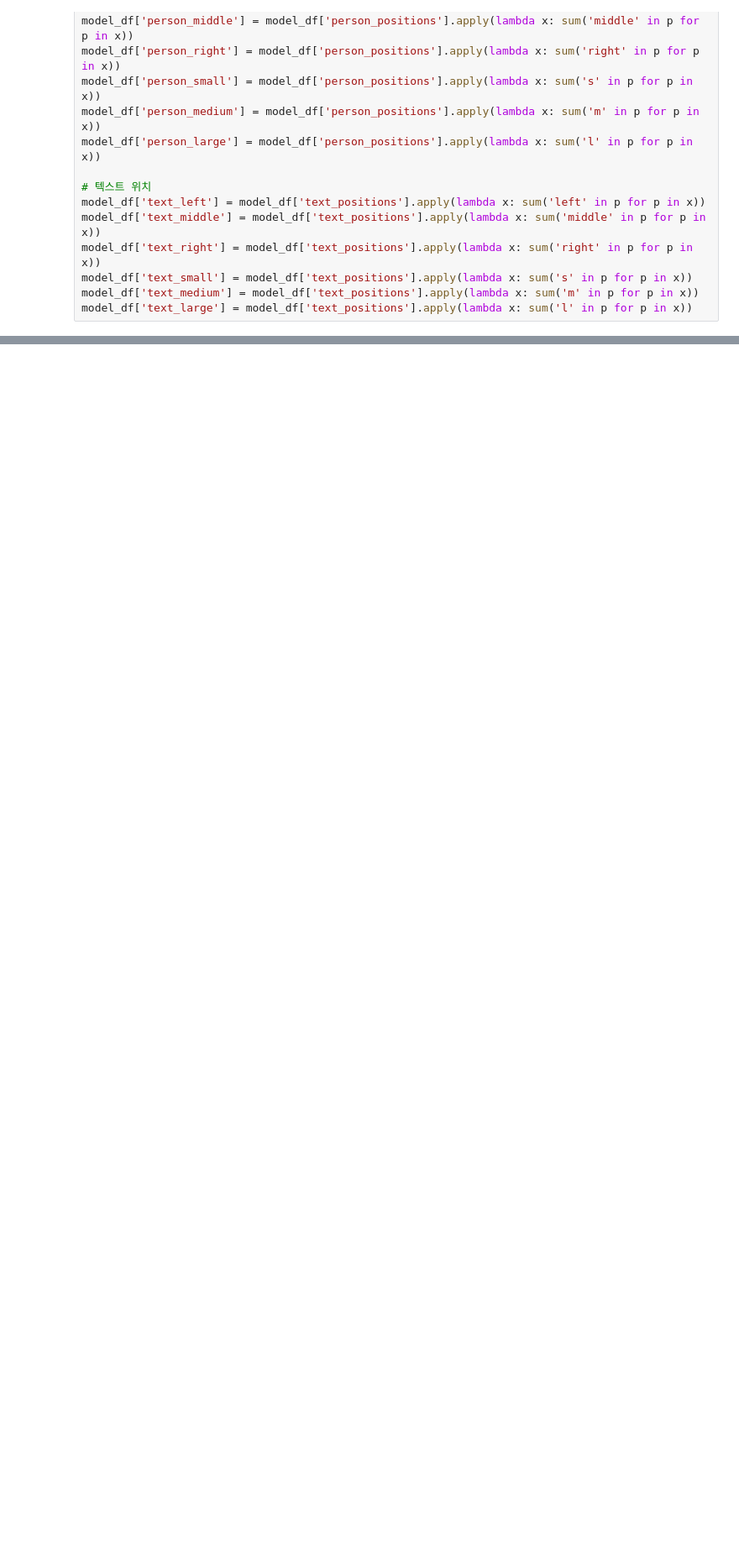
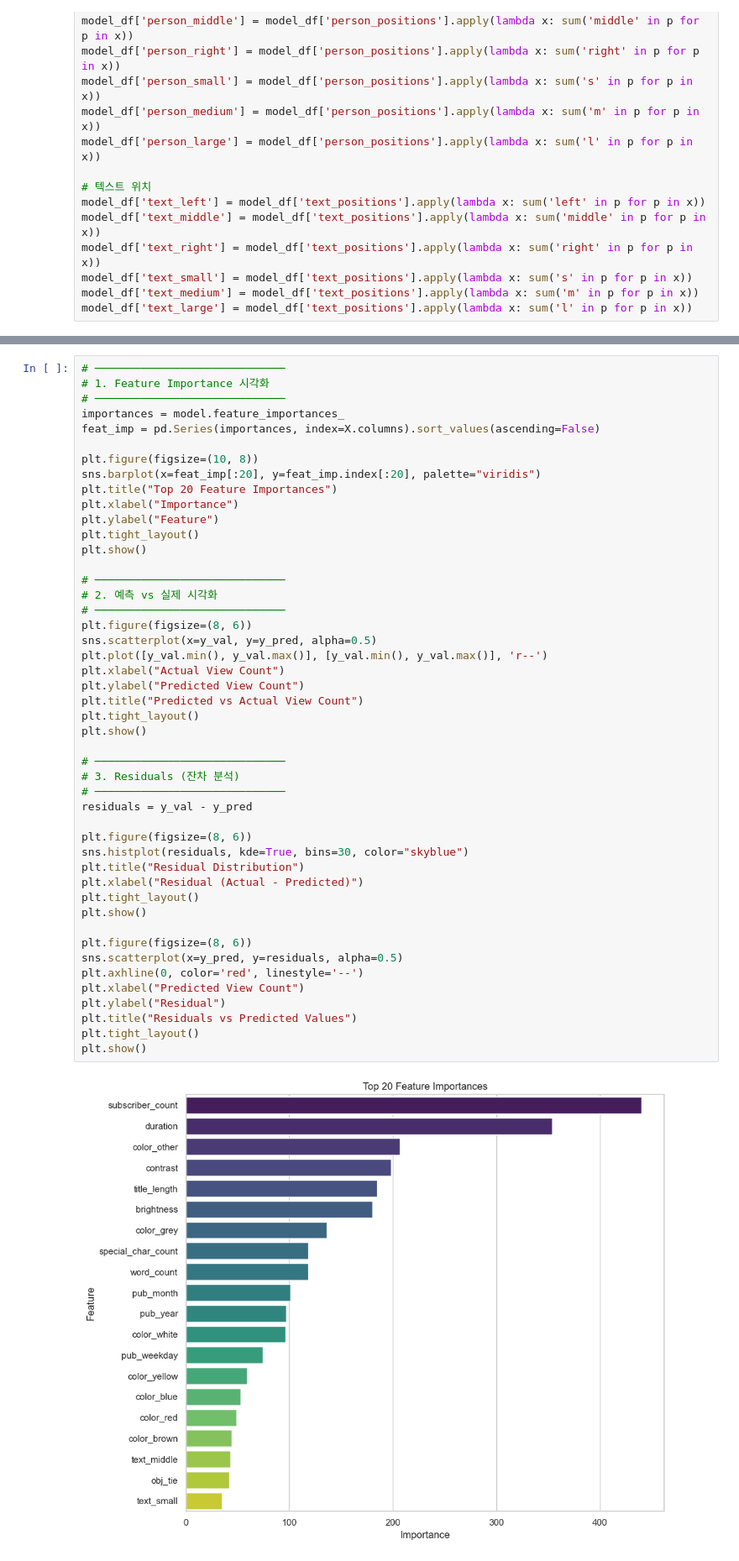
Before and after one commit to NaYeojung/Youtube-prediction-and-feedback, a Jupyter notebook: model/modeling.ipynb, the cells around one changed output, grey strips where cells are left out. Shown at 84% size. Cells and saved outputs as stored; diff of their text form; blank space fills up the shorter version.

Commit message:
modeling 임시

```diff
--- a/model/modeling.ipynb
+++ b/model/modeling.ipynb
@@ -345,0 +383,49 @@ R²: 0.7567
+# %%
+# ─────────────────────────────
+# 1. Feature Importance 시각화
+# ─────────────────────────────
+importances = model.feature_importances_
+feat_imp = pd.Series(importances, index=X.columns).sort_values(ascending=False)
+
+plt.figure(figsize=(10, 8))
+sns.barplot(x=feat_imp[:20], y=feat_imp.index[:20], palette="viridis")
+plt.title("Top 20 Feature Importances")
+plt.xlabel("Importance")
+plt.ylabel("Feature")
+plt.tight_layout()
+plt.show()
+
+# ─────────────────────────────
+# 2. 예측 vs 실제 시각화
+# ─────────────────────────────
+plt.figure(figsize=(8, 6))
+sns.scatterplot(x=y_val, y=y_pred, alpha=0.5)
+plt.plot([y_val.min(), y_val.max()], [y_val.min(), y_val.max()], 'r--')
+plt.xlabel("Actual View Count")
+plt.ylabel("Predicted View Count")
+plt.title("Predicted vs Actual View Count")
+plt.tight_layout()
+plt.show()
+
+# ─────────────────────────────
+# 3. Residuals (잔차 분석)
+# ─────────────────────────────
+residuals = y_val - y_pred
+
+plt.figure(figsize=(8, 6))
+sns.histplot(residuals, kde=True, bins=30, color="skyblue")
+plt.title("Residual Distribution")
+plt.xlabel("Residual (Actual - Predicted)")
+plt.tight_layout()
+plt.show()
+
+plt.figure(figsize=(8, 6))
+sns.scatterplot(x=y_pred, y=residuals, alpha=0.5)
+plt.axhline(0, color='red', linestyle='--')
+plt.xlabel("Predicted View Count")
+plt.ylabel("Residual")
+plt.title("Residuals vs Predicted Values")
+plt.tight_layout()
+plt.show()
+# %% [output]
+[figure, added]
```
Also changed, not shown: parts of 6 cells of this notebook, 1 other file.
